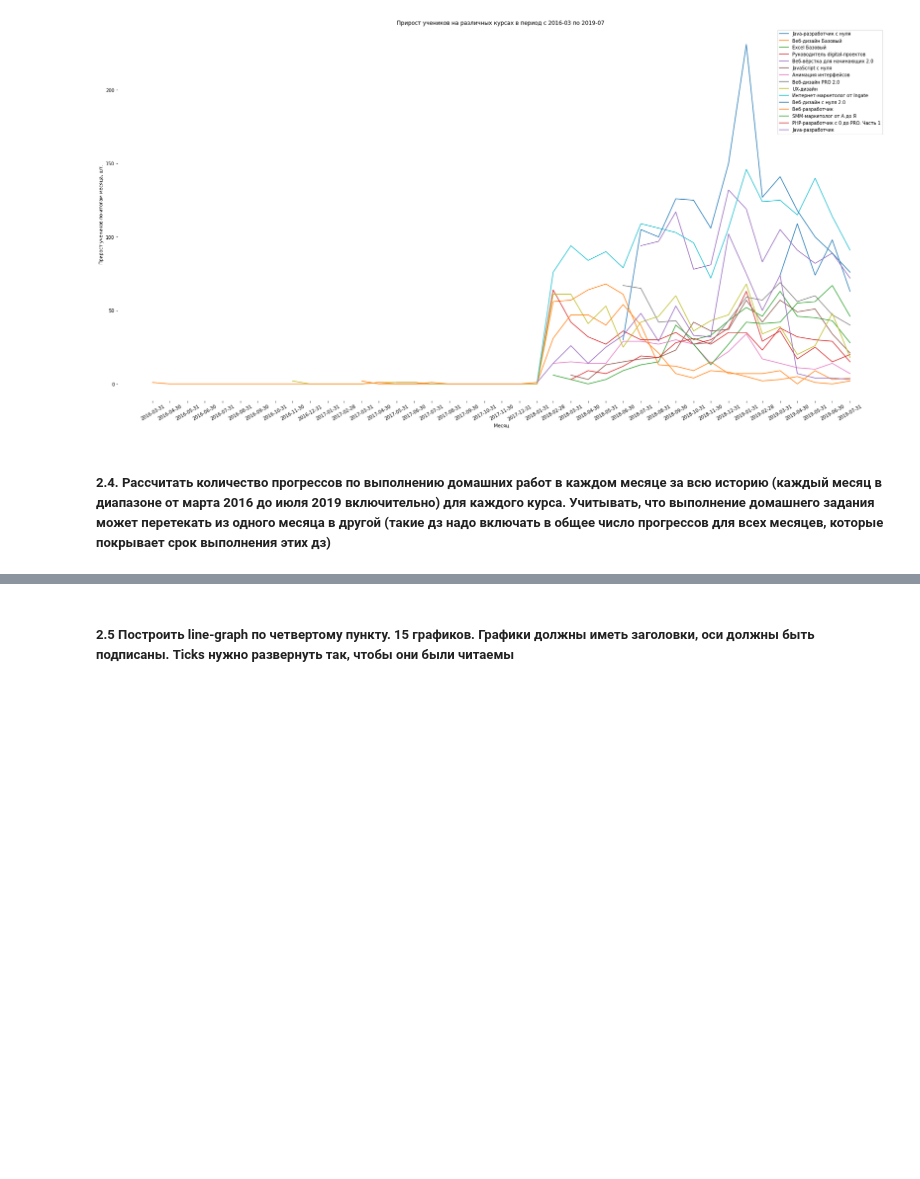
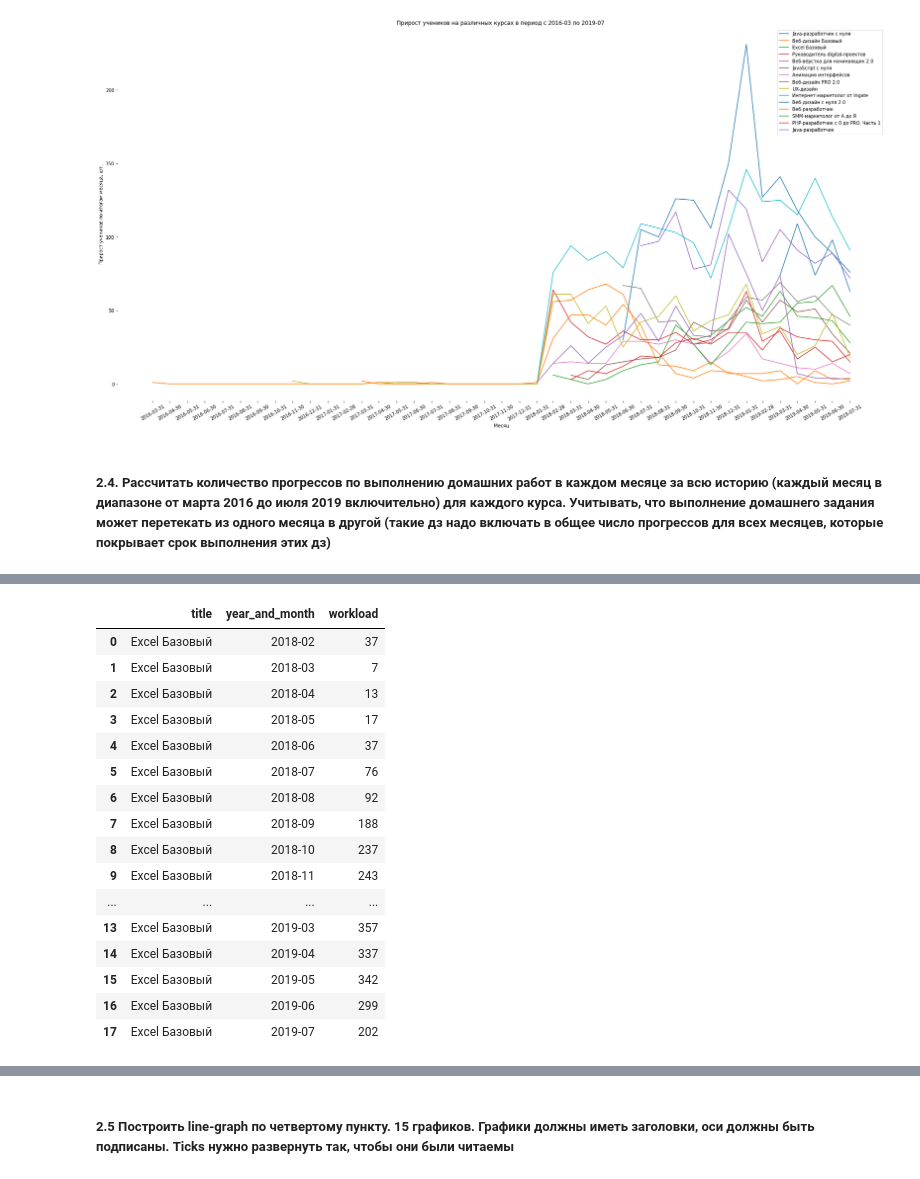
Before and after one commit to Macsmoreno/coursework_analytics_p1, a Jupyter notebook: Coursework_analytics_1.ipynb, the cells around one changed output, grey strips where cells are left out. Saved outputs shown, nothing was run; the diff lists cells and outputs as text; code cells hidden in the pictures; blank space fills up the shorter version.

```diff
--- a/Coursework_analytics_1.ipynb
+++ b/Coursework_analytics_1.ipynb
@@ -622,2 +642,23 @@ def progress_count(course):
+# %%
+b = progress_count('Excel Базовый')
+b
+# %% [output]
+|  | title | year_and_month | workload |
+| 0 | Excel Базовый | 2018-02 | 37 |
+| 1 | Excel Базовый | 2018-03 | 7 |
+| 2 | Excel Базовый | 2018-04 | 13 |
+| 3 | Excel Базовый | 2018-05 | 17 |
+| 4 | Excel Базовый | 2018-06 | 37 |
+| 5 | Excel Базовый | 2018-07 | 76 |
+| 6 | Excel Базовый | 2018-08 | 92 |
+| 7 | Excel Базовый | 2018-09 | 188 |
+| 8 | Excel Базовый | 2018-10 | 237 |
+| 9 | Excel Базовый | 2018-11 | 243 |
+| ... | ... | ... | ... |
+| 13 | Excel Базовый | 2019-03 | 357 |
+| 14 | Excel Базовый | 2019-04 | 337 |
+| 15 | Excel Базовый | 2019-05 | 342 |
+| 16 | Excel Базовый | 2019-06 | 299 |
+| 17 | Excel Базовый | 2019-07 | 202 |
 # %%
 for _ in list_of_courses:
```
Also changed, not shown: parts of 24 cells of this notebook, 1 other file.
